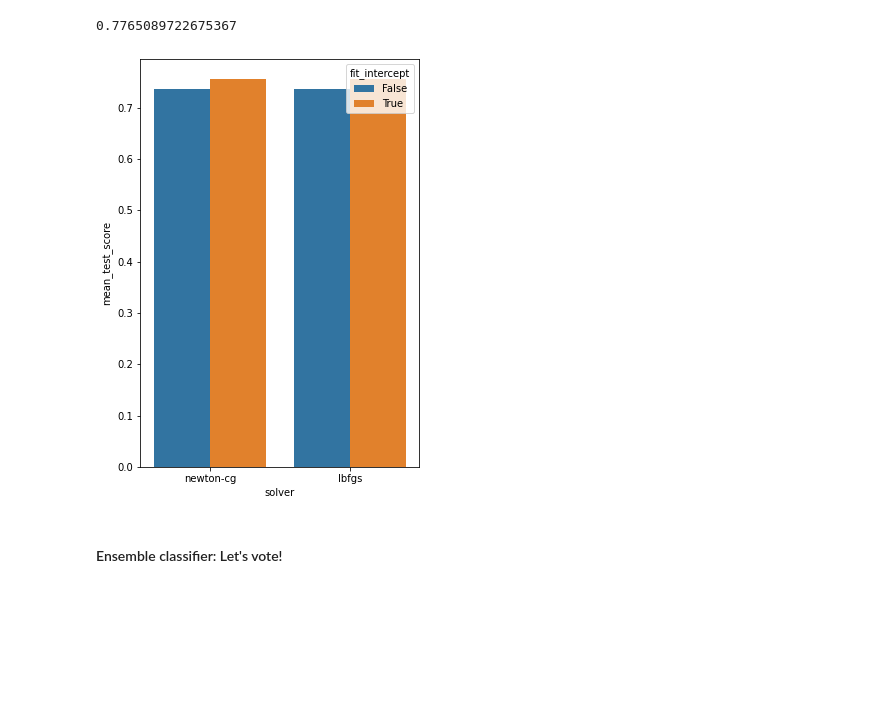
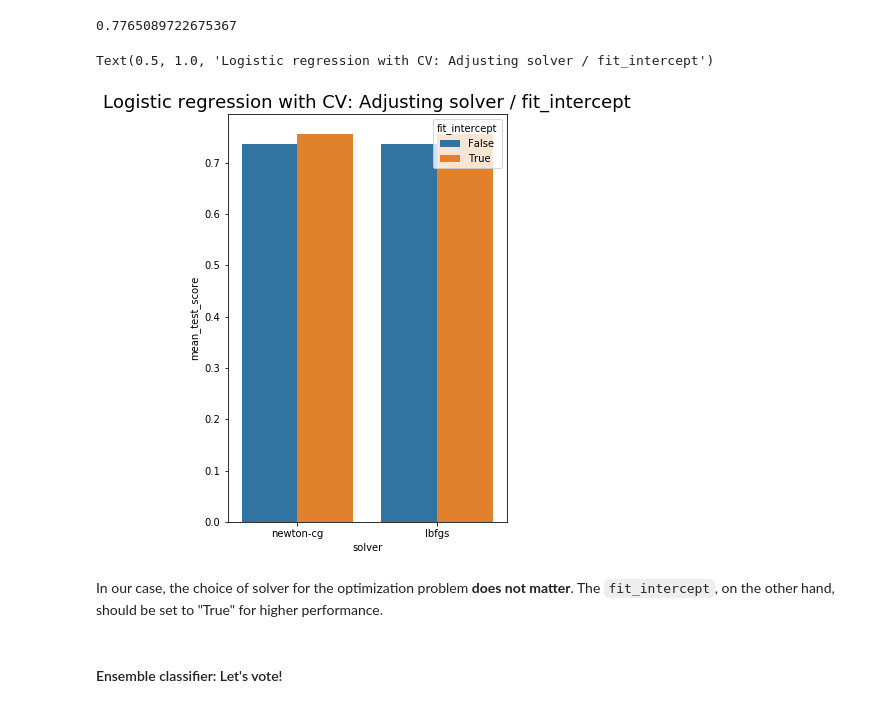
Before and after one commit to XaviJunior/SBB, a Jupyter notebook: project_2/Code/Team_SBB_project_2_Disaster_tweets.ipynb, the cells around one changed output. Drawn from its saved outputs; the diff is of its cells as text; code cells hidden in the pictures; blank space fills up the shorter version.

```diff
--- a/project_2/Code/Team_SBB_project_2_Disaster_tweets.ipynb
+++ b/project_2/Code/Team_SBB_project_2_Disaster_tweets.ipynb
@@ -259,8 +260,7 @@ This section corresponds to the **training phase** of our best-performing classi
 from sklearn.metrics import f1_score
 from sklearn.model_selection import GridSearchCV
 
-# hyperparameter_tuning = False
-hyperparameter_tuning = True
+hyperparameter_tuning = False
 # %% [markdown]
 #### Classifier 1: NuSVC
 # %%
@@ -275,10 +275,10 @@ if hyperparameter_tuning:
                       })
     gs_svc.fit(X_val, y_val)
 
+    svc_scores = gs_svc.cv_results_
     kernel = gs_svc.best_params_["kernel"]
     nu = gs_svc.best_params_["nu"]
     gamma = gs_svc.best_params_["gamma"]
-    scoreNuSVC = gs_svc.cv_results_
 else:
     kernel = "rbf"
     nu = 0.5
@@ -323,9 +333,9 @@ if hyperparameter_tuning:
                       })
     gs_nb.fit(X_val, y_val)
 
+    nb_scores = gs_nb.cv_results_
     alpha = gs_nb.best_params_["alpha"]
     fp = gs_nb.best_params_["fit_prior"]
-    scoreBern = gs_nb.cv_results_
 else:
     alpha = 0.5
     fp = False
@@ -362,9 +377,10 @@ if hyperparameter_tuning:
                       })
     gs_lr.fit(X_val, y_val)
 
+    lr_scores = gs_lr.cv_results_
     solver = gs_lr.best_params_["solver"]
     fi = gs_lr.best_params_["fit_intercept"]
-    scoreLR = gs_lr.cv_results_
+
 else:
     solver = "newton-cg"
     fi = True
@@ -382,12 +398,16 @@ Best parameters:
         fit_intercept = True
 0.7765089722675367
 # %%
-plotDf2 = pd.DataFrame(scoreLR['params'])
-plotDf2['mean_test_score'] = scoreLR['mean_test_score']
+plot_df = pd.DataFrame(lr_scores["params"])
+plot_df["mean_test_score"] = lr_scores["mean_test_score"]
 fig, ax = plt.subplots(figsize=(5, 7.5))
-ax = sns.barplot(x="solver", y="mean_test_score", data=plotDf2, hue='fit_intercept', ax=ax)
+ax = sns.barplot(x="solver", y="mean_test_score", data=plot_df, hue="fit_intercept", ax=ax)
+ax.set_title("Logistic regression with CV: Adjusting solver / fit_intercept", size=18)
 # %% [output]
+Text(0.5, 1.0, 'Logistic regression with CV: Adjusting solver / fit_intercept')
-[figure, old version]
+[figure, new version]
+# %% [markdown]
+In our case, the choice of solver for the optimization problem **does not matter**. The `fit_intercept`, on the other hand, should be set to "True" for higher performance.
 # %% [markdown]
 #### Ensemble classifier: Let's vote!
 # %%
```
Also changed, not shown: parts of 15 cells of this notebook.
